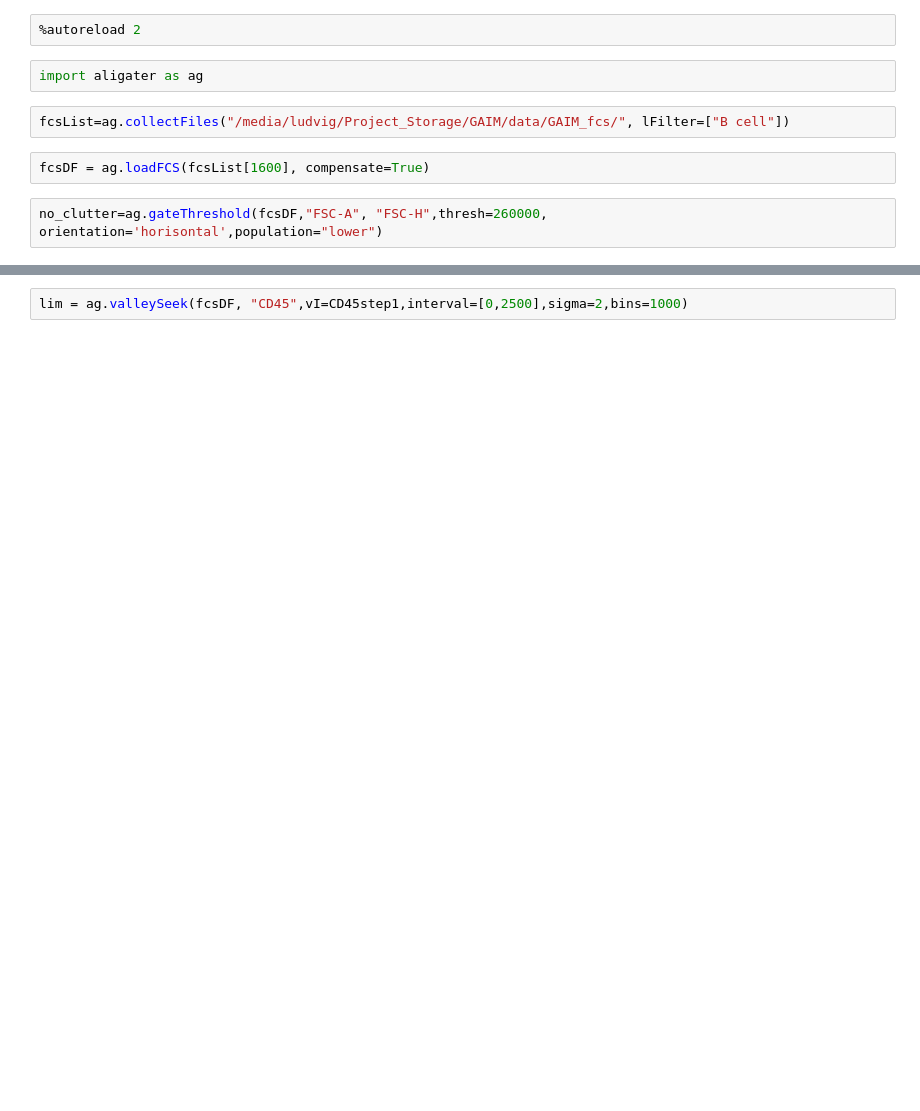
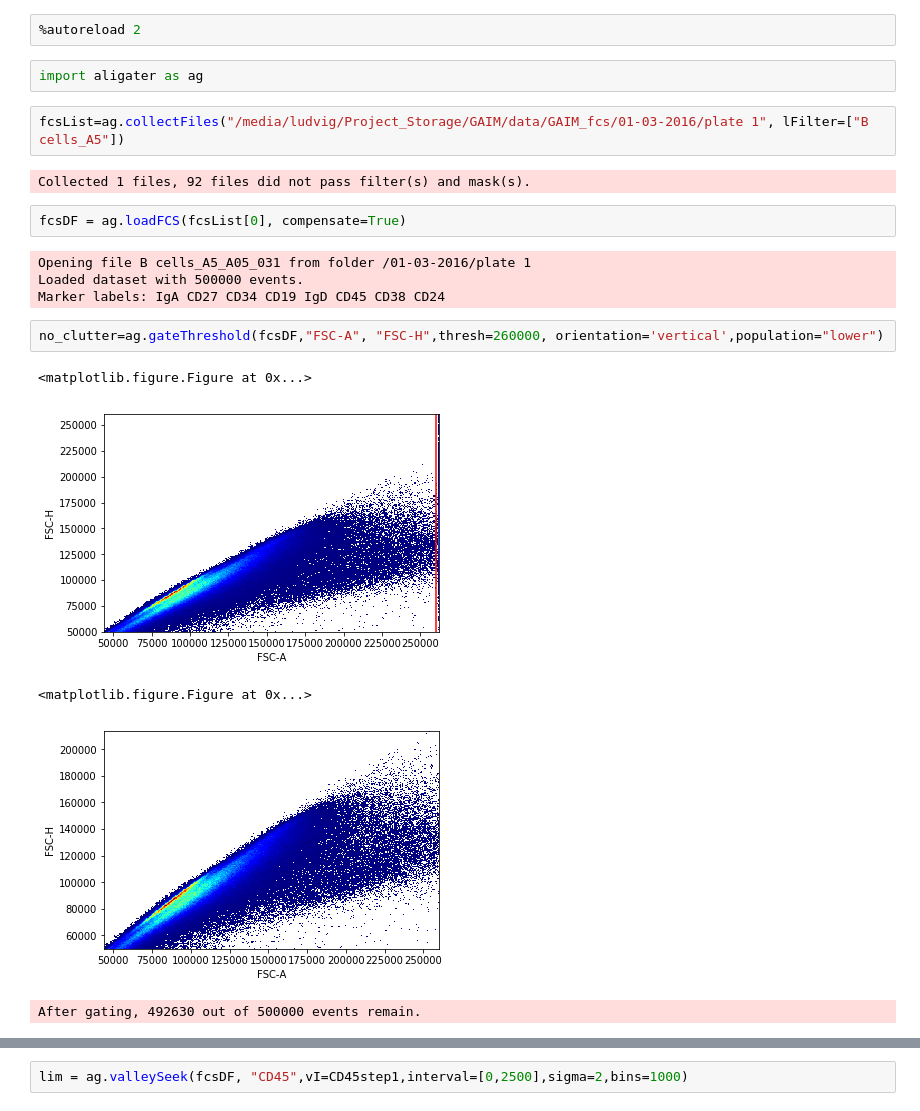
Before and after one commit to LudvigEk/aligater, a Jupyter notebook: pyAliGater_testing.ipynb, the cells around one changed output, grey strips where cells are left out. Drawn from its saved outputs; the diff is of its cells as text; blank space fills up the shorter version.

```diff
--- a/pyAliGater_testing.ipynb
+++ b/pyAliGater_testing.ipynb
@@ -6,10 +9,22 @@
 # %%
 import aligater as ag
 # %%
-fcsList=ag.collectFiles("/media/ludvig/Project_Storage/GAIM/data/GAIM_fcs/", lFilter=["B cell"])
+fcsList=ag.collectFiles("/media/ludvig/Project_Storage/GAIM/data/GAIM_fcs/01-03-2016/plate 1", lFilter=["B cells_A5"])
+# %% [output]
+Collected 1 files, 92 files did not pass filter(s) and mask(s).
 # %%
-fcsDF = ag.loadFCS(fcsList[1600], compensate=True)
+fcsDF = ag.loadFCS(fcsList[0], compensate=True)
+# %% [output]
+Opening file B cells_A5_A05_031 from folder /01-03-2016/plate 1
+Loaded dataset with 500000 events.
+Marker labels: IgA CD27 CD34 CD19 IgD CD45 CD38 CD24
 # %%
-no_clutter=ag.gateThreshold(fcsDF,"FSC-A", "FSC-H",thresh=260000, orientation='horisontal',population="lower")
+no_clutter=ag.gateThreshold(fcsDF,"FSC-A", "FSC-H",thresh=260000, orientation='vertical',population="lower")
+# %% [output]
+<matplotlib.figure.Figure at 0x...>
+[figure, added]
+<matplotlib.figure.Figure at 0x...>
+[figure, added]
+After gating, 492630 out of 500000 events remain.
 # %%
 singlets=ag.gatePC(fcsDF,"FSC-A", "FSC-H",center='density',widthScale=4, heightScale=4, vI=no_clutter, plot=True)
```
Also changed, not shown: parts of 27 cells of this notebook, 6 other files.
